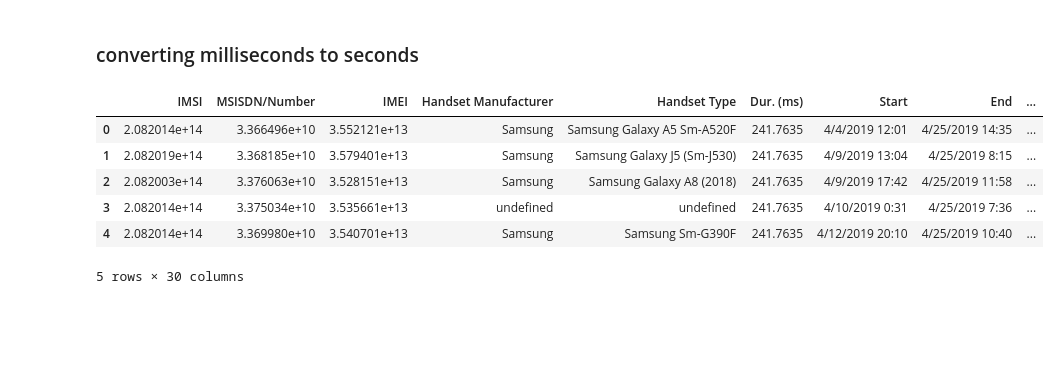
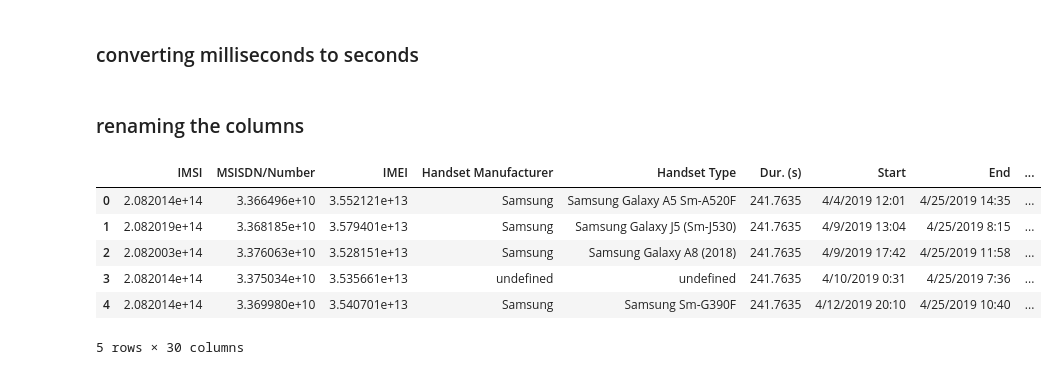
Before and after one commit to Alpha-Mintamir/Telecom-Business-Analyzer, a Jupyter notebook: notebooks/User Overview Analysis.ipynb, the cells around one changed output. Saved outputs shown, nothing was run; the diff lists cells and outputs as text; code cells hidden in the pictures; blank space fills up the shorter version.

```diff
--- a/notebooks/User Overview Analysis.ipynb
+++ b/notebooks/User Overview Analysis.ipynb
@@ -196,10 +196,15 @@ millisecond_columns = [
 for column in millisecond_columns:
     if column in df_user_overview.columns:
         df_user_overview[column] = df_user_overview[column].apply(convert_ms_to_seconds)
+# %% [markdown]
+### renaming the columns
+# %%
+df_user_overview.rename(columns=lambda x: x.replace('Bytes', 'Megabytes') if 'Bytes' in x else x, inplace=True)
+df_user_overview.rename(columns=lambda x: x.replace('(ms)', '(s)') if '(ms)' in x else x, inplace=True)
 # %%
-df_user_overview.head(5)
+df_user_overview.head()
 # %% [output]
-|  | IMSI | MSISDN/Number | IMEI | Handset Manufacturer | Handset Type | Dur. (ms) | Start | End | ... |
+|  | IMSI | MSISDN/Number | IMEI | Handset Manufacturer | Handset Type | Dur. (s) | Start | End | ... |
 | 0 | 2.082014e+14 | 3.366496e+10 | 3.552121e+13 | Samsung | Samsung Galaxy A5 Sm-A520F | 241.7635 | 4/4/2019 12:01 | 4/25/2019 14:35 | ... |
 | 1 | 2.082019e+14 | 3.368185e+10 | 3.579401e+13 | Samsung | Samsung Galaxy J5 (Sm-J530) | 241.7635 | 4/9/2019 13:04 | 4/25/2019 8:15 | ... |
 | 2 | 2.082003e+14 | 3.376063e+10 | 3.528151e+13 | Samsung | Samsung Galaxy A8 (2018) | 241.7635 | 4/9/2019 17:42 | 4/25/2019 11:58 | ... |
```
Also changed, not shown: parts of 30 cells of this notebook.
